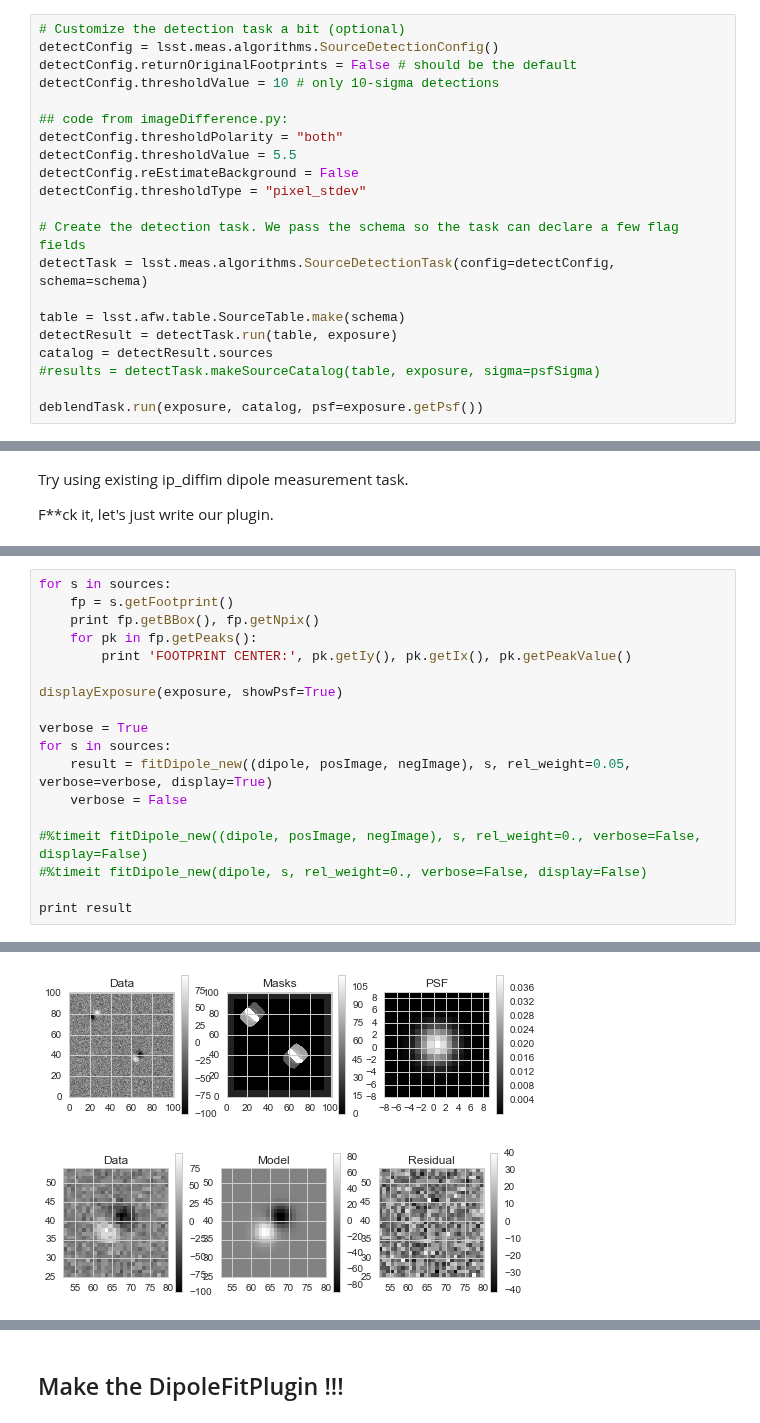
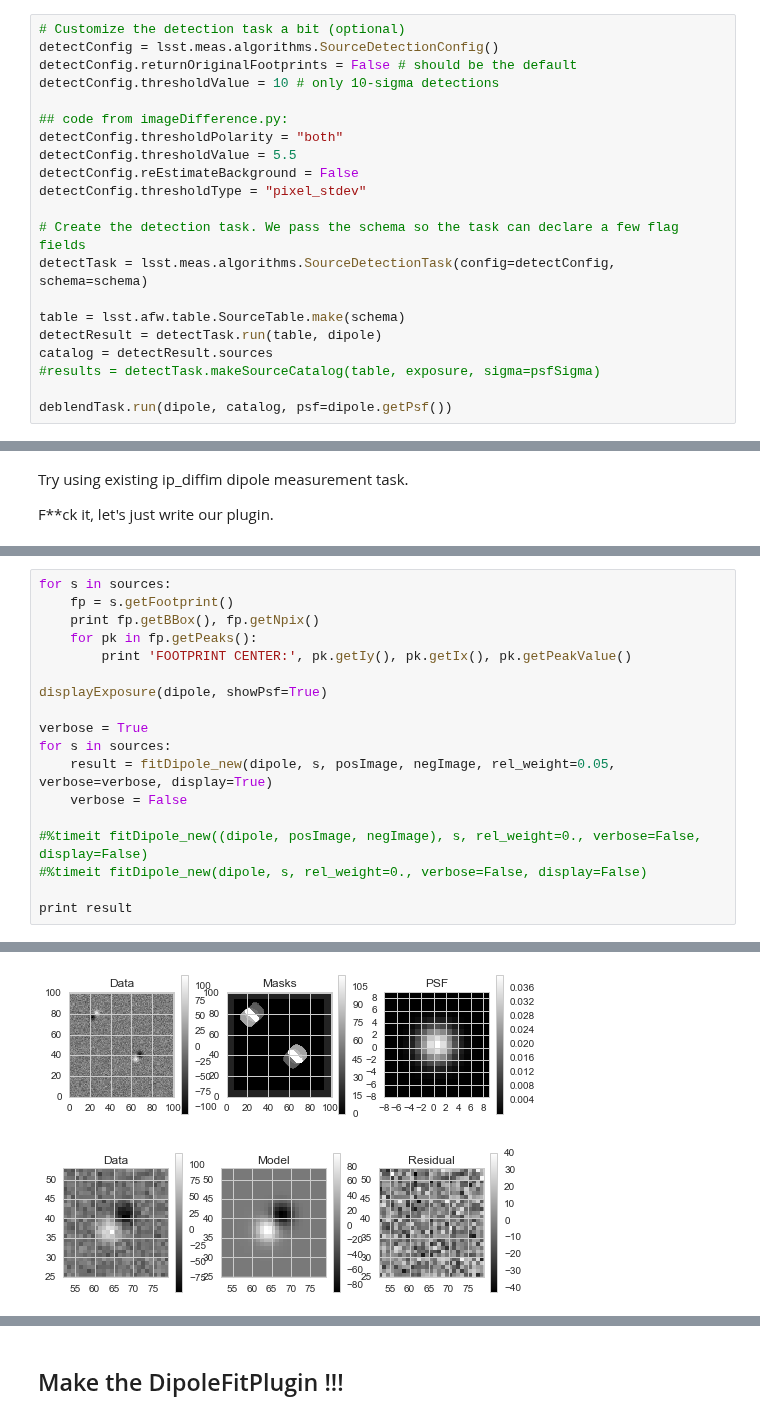
Before and after one commit to djreiss/lsst-dipole, a Jupyter notebook: notebooks/test_notebooks/plugin_and_algorithm/11. try writing the new dipole fitting plugin-finalize it-optimize it.ipynb, the cells around one changed output, grey strips where cells are left out. Drawn from its saved outputs; the diff is of its cells as text.

Commit message:
minor code cleanups and tweaks
primarily put posImage/negImage parameters into named params
rather than tuple

```diff
--- a/notebooks/test_notebooks/plugin_and_algorithm/11. try writing the new dipole fitting plugin-finalize it-optimize it.ipynb
+++ b/notebooks/test_notebooks/plugin_and_algorithm/11. try writing the new dipole fitting plugin-finalize it-optimize it.ipynb
@@ -209,11 +207,11 @@ detectConfig.thresholdType = "pixel_stdev"
 detectTask = lsst.meas.algorithms.SourceDetectionTask(config=detectConfig, schema=schema)
 
 table = lsst.afw.table.SourceTable.make(schema)
-detectResult = detectTask.run(table, exposure)
+detectResult = detectTask.run(table, dipole)
 catalog = detectResult.sources
 #results = detectTask.makeSourceCatalog(table, exposure, sigma=psfSigma)
 
-deblendTask.run(exposure, catalog, psf=exposure.getPsf())
+deblendTask.run(dipole, catalog, psf=dipole.getPsf())
 # %% [markdown]
 Now do the merge. Make sure to only do this once! If you need to re-run it, then re-run the 2 cells above as well.
 # %%
@@ -568,11 +570,11 @@ for s in sources:
     for pk in fp.getPeaks():
         print 'FOOTPRINT CENTER:', pk.getIy(), pk.getIx(), pk.getPeakValue()
 
-displayExposure(exposure, showPsf=True)
+displayExposure(dipole, showPsf=True)
 
 verbose = True
 for s in sources:
-    result = fitDipole_new((dipole, posImage, negImage), s, rel_weight=0.05, verbose=verbose, display=True)
+    result = fitDipole_new(dipole, s, posImage, negImage, rel_weight=0.05, verbose=verbose, display=True)
     verbose = False
 
 #%timeit fitDipole_new((dipole, posImage, negImage), s, rel_weight=0., verbose=False, display=False)
@@ -600,2 +602,2 @@ resultsOutput(psfFitPosCentroidX=26.514995227094236, psfFitPosCentroidY=80.56480
-[figure, old version]
+[figure, new version]
-[figure, old version]
+[figure, new version]
```
Also changed, not shown: parts of 12 cells of this notebook.
